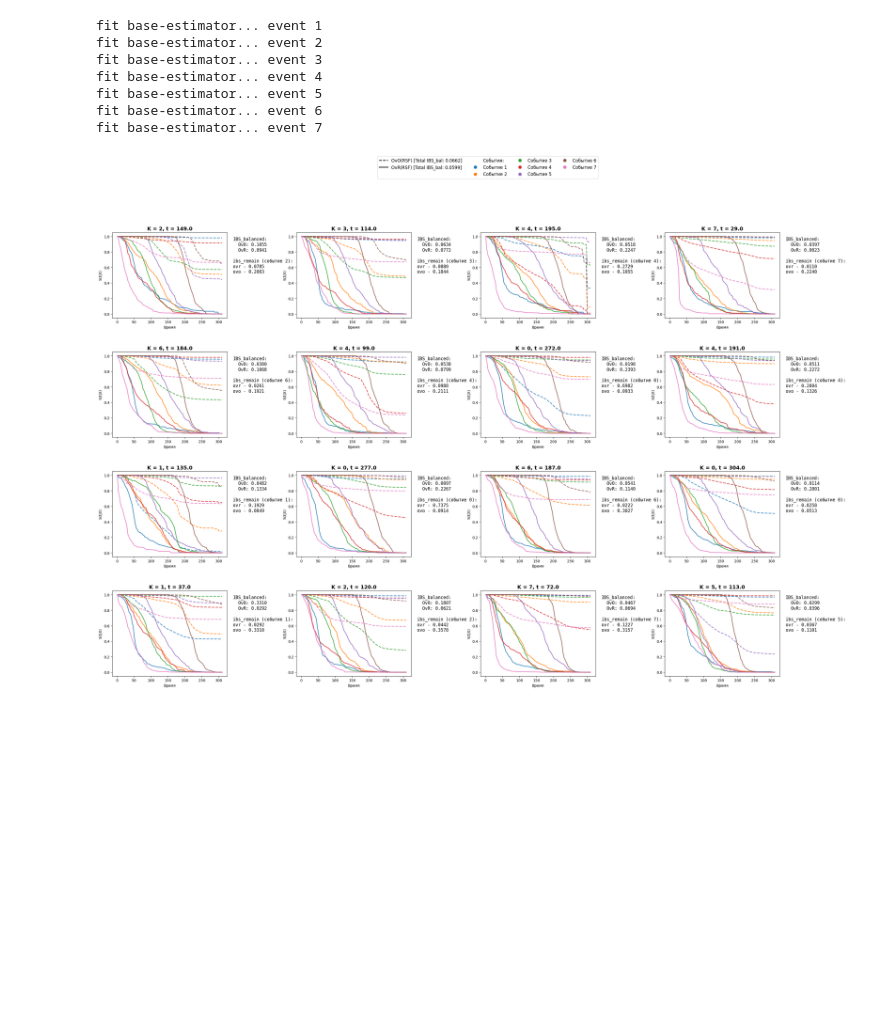
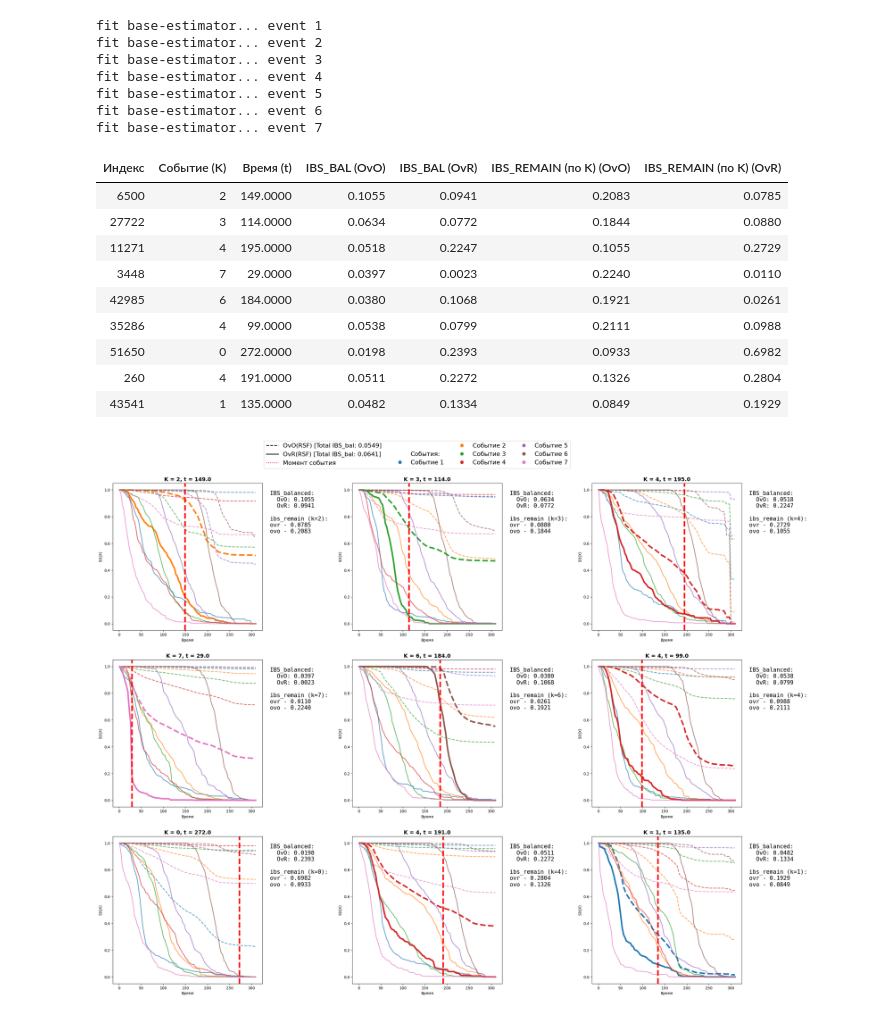
Before and after one commit to Irma-5/ms-system, a Jupyter notebook: SA_competrisk.ipynb, the cells around one changed output. Cells and saved outputs as stored; diff of their text form; code cells hidden in the pictures; blank space fills up the shorter version.

```diff
--- a/SA_competrisk.ipynb
+++ b/SA_competrisk.ipynb
@@ -1274,40 +1275,76 @@ fit base-estimator... event 7
 colors = plt.cm.tab10.colors[:7]
 n_samples = preds_ovo.shape[1]
 np.random.seed(12)
-sample_indices = np.random.choice(n_samples, 16, replace=False)
+sample_indices = np.random.choice(n_samples, 9, replace=False)
 y_test_subset = y_test.iloc[sample_indices]
 preds_ovo_subset = preds_ovo[:, sample_indices, :]
 preds_ovr_subset = preds_ovr[:, sample_indices, :]
 total_ovo_bal = float(ibs_remain_crk_balanced(get_y_arr_int(y_train), get_y_arr_int(y_test_subset), preds_ovo_subset, TIME_GRID))
 total_ovr_bal = float(ibs_remain_crk_balanced(get_y_arr_int(y_train), get_y_arr_int(y_test_subset), preds_ovr_subset, TIME_GRID))
-fig, axes = plt.subplots(4, 4, figsize=(32, 20))
+table_data = []
+fig, axes = plt.subplots(3, 3, figsize=(30, 24))
 axes = axes.flatten()
 for i, idx in enumerate(sample_indices):
     ax = axes[i]
     true_k = int(y_test.iloc[idx]['event'])
     true_t = y_test.iloc[idx]['duration']
     y_test_single = y_test.iloc[[idx]]
     preds_ovo_single = preds_ovo[:, [idx], :]
     preds_ovr_single = preds_ovr[:, [idx], :]
     ovo_ibs_bal = float(ibs_remain_crk_balanced(get_y_arr_int(y_train), get_y_arr_int(y_test_single), preds_ovo_single, TIME_GRID))
     ovr_ibs_bal = float(ibs_remain_crk_balanced(get_y_arr_int(y_train), get_y_arr_int(y_test_single), preds_ovr_single, TIME_GRID))
     ovo_ibs = float(ibs_remain(get_y_self_event(y_train, [true_k]), get_y_self_event(y_test_single, [true_k]), preds_ovo_single[true_k-1, ...], times=TIME_GRID, axis=-1))
     ovr_ibs = float(ibs_remain(get_y_self_event(y_train, [true_k]), get_y_self_event(y_test_single, [true_k]), preds_ovr_single[true_k-1, ...], times=TIME_GRID, axis=-1))
+    table_data.append({
+        'Индекс': idx,
+        'Событие (K)': true_k,
+        'Время (t)': round(true_t, 2),
+        'IBS_BAL (OvO)': ovo_ibs_bal,
+        'IBS_BAL (OvR)': ovr_ibs_bal,
+        'IBS_REMAIN (по K) (OvO)': ovo_ibs,
+        'IBS_REMAIN (по K) (OvR)': ovr_ibs
+    })
     for event_idx in range(7):
         c = colors[event_idx]
-        ax.plot(TIME_GRID, preds_ovo[event_idx, idx, :], linestyle='--', color=c, alpha=0.8, linewidth=2)
-        ax.plot(TIME_GRID, preds_ovr[event_idx, idx, :], linestyle='-', color=c, alpha=0.8, linewidth=2)
+        if event_idx == true_k - 1:
+            lw = 4.0
+            alpha_val = 1.0
+        else:
+            lw = 2.0
+            alpha_val = 0.7
+        ax.plot(TIME_GRID, preds_ovo[event_idx, idx, :], linestyle='--', color=c, alpha=alpha_val, linewidth=lw)
+        ax.plot(TIME_GRID, preds_ovr[event_idx, idx, :], linestyle='-', color=c, alpha=alpha_val, linewidth=lw)
+    ax.axvline(x=true_t, color='red', linestyle='--', linewidth=4)
     ax.set_title(f'K = {true_k}, t = {true_t:.1f}', fontsize=14, fontweight='bold')
     ax.set_ylim(-0.05, 1.05)
     ax.set_xlabel('Время')
     ax.set_ylabel('S(t|X)')
-    text_str = f"IBS_balanced:\n  OvO: {ovo_ibs_bal:.4f}\n  OvR: {ovr_ibs_bal:.4f}\n\nibs_remain (событие {true_k}):\novr - {ovr_ibs:.4f}\novo - {ovo_ibs:.4f}"
-    ax.text(1.05, 0.95, text_str, transform=ax.transAxes, fontsize=12, verticalalignment='top', fontfamily='monospace')
-legend_elements = [Line2D([0], [0], color='black', lw=2, linestyle='--', label=f'OvO(RSF) [Total IBS_bal: {total_ovo_bal:.4f}]'), Line2D([0], [0], color='black', lw=2, linestyle='-', label=f'OvR(RSF) [Total IBS_bal: {total_ovr_bal:.4f}]'), Line2D([0], [0], marker='none', linestyle='none', label=''), Line2D([0], [0], marker='none', linestyle='none', label='События:')]
+    text_str = f"IBS_balanced:\n  OvO: {ovo_ibs_bal:.4f}\n  OvR: {ovr_ibs_bal:.4f}\n\nibs_remain (k={true_k}):\novr - {ovr_ibs:.4f}\novo - {ovo_ibs:.4f}"
+    ax.text(1.05, 0.95, text_str, transform=ax.transAxes, fontsize=15, verticalalignment='top', fontfamily='monospace')
+df_metrics = pd.DataFrame(table_data)
+styled_df = df_metrics.style.format(precision=4).set_properties(**{'text-align': 'center', 'border': '1px solid black'}).set_table_styles([{'selector': 'th', 'props': [('text-align', 'center'), ('background-color', '#f0f0f0'), ('border', '1px solid black'), ('font-weight', 'bold')]}]).hide(axis='index')
+display(styled_df)
+legend_elements = [
+    Line2D([0], [0], color='black', lw=2, linestyle='--', label=f'OvO(RSF) [Total IBS_bal: {total_ovo_bal:.4f}]'),
+    Line2D([0], [0], color='black', lw=2, linestyle='-', label=f'OvR(RSF) [Total IBS_bal: {total_ovr_bal:.4f}]'),
+    Line2D([0], [0], marker='none', linestyle='none', label=''),
+    Line2D([0], [0], marker='none', linestyle='none', label='События:')
+]
 for e in range(7):
     legend_elements.append(Line2D([0], [0], marker='o', color='w', label=f'Событие {e+1}', markerfacecolor=colors[e], markersize=10))
-fig.legend(handles=legend_elements, loc='upper center', bbox_to_anchor=(0.5, 1.05), ncol=4, fontsize=12, frameon=True)
-plt.subplots_adjust(top=0.90, bottom=0.05, left=0.05, right=0.85, wspace=0.6, hspace=0.4)
+legend_elements.insert(2, Line2D([0], [0], color='red', lw=2, linestyle=':', label='Момент события'))
+fig.legend(handles=legend_elements, loc='upper center', bbox_to_anchor=(0.5, 0.95), ncol=4, fontsize=16, frameon=True)
+plt.subplots_adjust(wspace=0.6)
 plt.show()
 # %% [output]
+| Индекс | Событие (K) | Время (t) | IBS_BAL (OvO) | IBS_BAL (OvR) | IBS_REMAIN (по K) (OvO) | IBS_REMAIN (по K) (OvR) |
+| 6500 | 2 | 149.0000 | 0.1055 | 0.0941 | 0.2083 | 0.0785 |
+| 27722 | 3 | 114.0000 | 0.0634 | 0.0772 | 0.1844 | 0.0880 |
+| 11271 | 4 | 195.0000 | 0.0518 | 0.2247 | 0.1055 | 0.2729 |
+| 3448 | 7 | 29.0000 | 0.0397 | 0.0023 | 0.2240 | 0.0110 |
+| 42985 | 6 | 184.0000 | 0.0380 | 0.1068 | 0.1921 | 0.0261 |
+| 35286 | 4 | 99.0000 | 0.0538 | 0.0799 | 0.2111 | 0.0988 |
+| 51650 | 0 | 272.0000 | 0.0198 | 0.2393 | 0.0933 | 0.6982 |
+| 260 | 4 | 191.0000 | 0.0511 | 0.2272 | 0.1326 | 0.2804 |
+| 43541 | 1 | 135.0000 | 0.0482 | 0.1334 | 0.0849 | 0.1929 |
-[figure, old version]
+[figure, new version]
```
Also changed, not shown: parts of 1 cell of this notebook.
